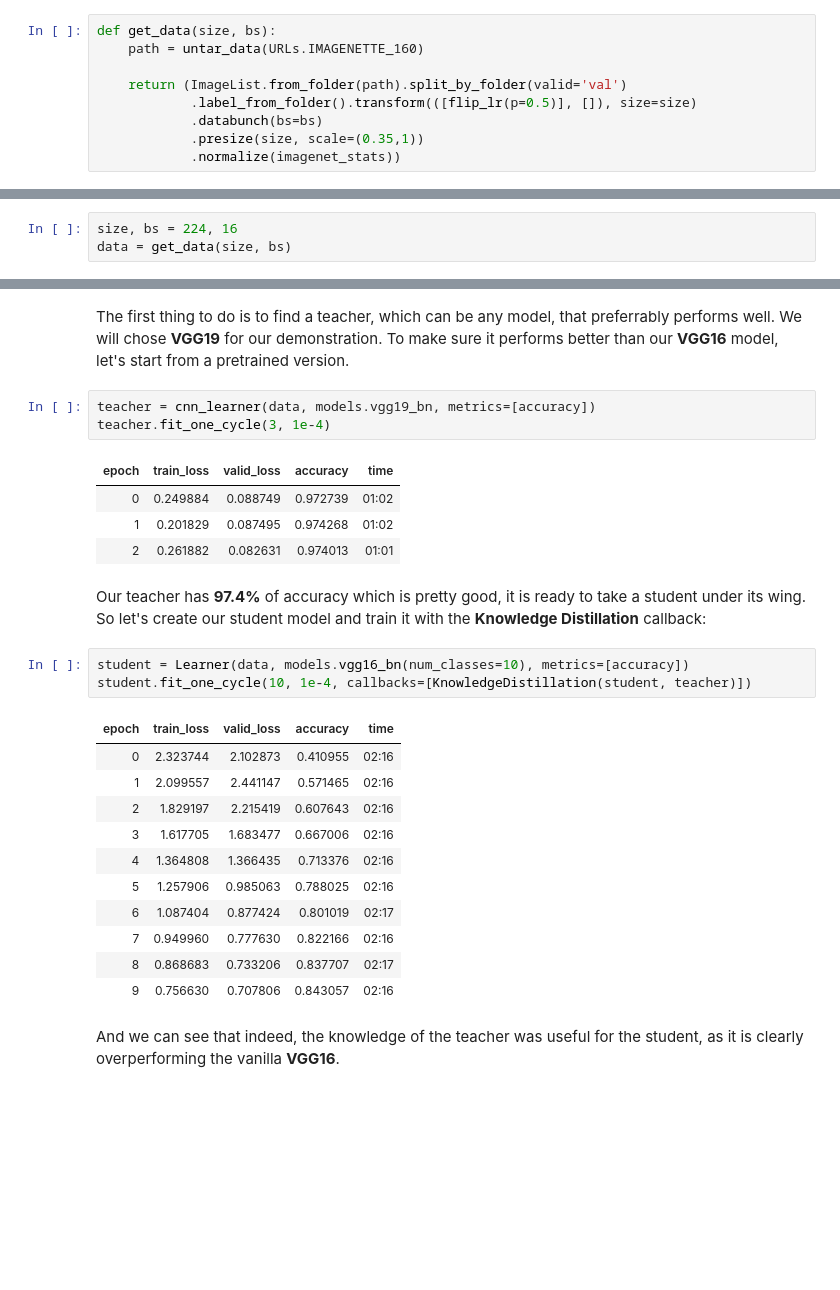
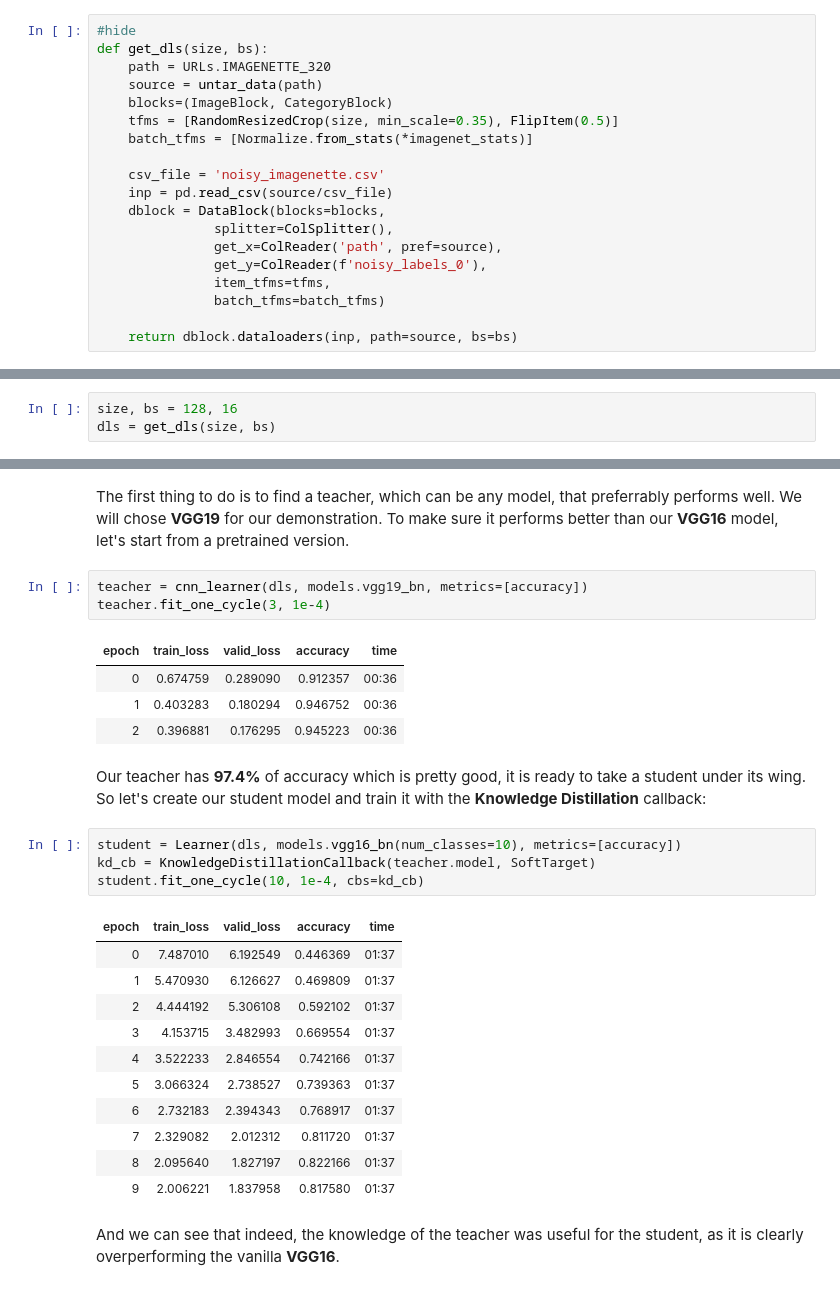
Before and after one commit to nathanhubens/fasterai, a Jupyter notebook: nbs/04e_tutorial.using_fasterai.ipynb, the cells around one changed output, grey strips where cells are left out. Saved outputs shown, nothing was run; the diff lists cells and outputs as text; blank space fills up the shorter version.

```diff
--- a/nbs/04e_tutorial.using_fasterai.ipynb
+++ b/nbs/04e_tutorial.using_fasterai.ipynb
@@ -7,14 +7,24 @@
 # %%
 from fastai.vision.all import *
 # %%
-def get_data(size, bs):
-    path = untar_data(URLs.IMAGENETTE_160)
+#hide
+def get_dls(size, bs):
+    path = URLs.IMAGENETTE_320
+    source = untar_data(path)
+    blocks=(ImageBlock, CategoryBlock)
+    tfms = [RandomResizedCrop(size, min_scale=0.35), FlipItem(0.5)]
+    batch_tfms = [Normalize.from_stats(*imagenet_stats)]
 
-    return (ImageList.from_folder(path).split_by_folder(valid='val')
-            .label_from_folder().transform(([flip_lr(p=0.5)], []), size=size)
-            .databunch(bs=bs)
-            .presize(size, scale=(0.35,1))
-            .normalize(imagenet_stats))
+    csv_file = 'noisy_imagenette.csv'
+    inp = pd.read_csv(source/csv_file)
+    dblock = DataBlock(blocks=blocks,
+               splitter=ColSplitter(),
+               get_x=ColReader('path', pref=source),
+               get_y=ColReader(f'noisy_labels_0'),
+               item_tfms=tfms,
+               batch_tfms=batch_tfms)
+
+    return dblock.dataloaders(inp, path=source, bs=bs)
 # %%
 def count_parameters(model):
     num_params = sum(p.numel() for p in model.parameters())
@@ -25,5 +35,5 @@ def print_sparsity(model):
         if isinstance(m, nn.Conv2d):
             print(f"Sparsity in {m.__class__.__name__} {k}: {100. * float(torch.sum(m.weight == 0))/ float(m.weight.nelement()):.2f}%")
 # %%
-size, bs = 224, 16
-data = get_data(size, bs)
+size, bs = 128, 16
+dls = get_dls(size, bs)
@@ -110,30 +117,31 @@ from fasterai.distillation import *
 # %% [markdown]
 The first thing to do is to find a teacher, which can be any model, that preferrably performs well. We will chose **VGG19** for our demonstration. To make sure it performs better than our **VGG16** model, let's start from a pretrained version.
 # %%
-teacher = cnn_learner(data, models.vgg19_bn, metrics=[accuracy])
+teacher = cnn_learner(dls, models.vgg19_bn, metrics=[accuracy])
 teacher.fit_one_cycle(3, 1e-4)
 # %% [output]
 | epoch | train_loss | valid_loss | accuracy | time |
-| 0 | 0.249884 | 0.088749 | 0.972739 | 01:02 |
-| 1 | 0.201829 | 0.087495 | 0.974268 | 01:02 |
-| 2 | 0.261882 | 0.082631 | 0.974013 | 01:01 |
+| 0 | 0.674759 | 0.289090 | 0.912357 | 00:36 |
+| 1 | 0.403283 | 0.180294 | 0.946752 | 00:36 |
+| 2 | 0.396881 | 0.176295 | 0.945223 | 00:36 |
 # %% [markdown]
 Our teacher has **97.4%** of accuracy which is pretty good, it is ready to take a student under its wing. So let's create our student model and train it with the **Knowledge Distillation** callback:
 # %%
-student = Learner(data, models.vgg16_bn(num_classes=10), metrics=[accuracy])
-student.fit_one_cycle(10, 1e-4, callbacks=[KnowledgeDistillation(student, teacher)])
+student = Learner(dls, models.vgg16_bn(num_classes=10), metrics=[accuracy])
+kd_cb = KnowledgeDistillationCallback(teacher.model, SoftTarget)
+student.fit_one_cycle(10, 1e-4, cbs=kd_cb)
 # %% [output]
 | epoch | train_loss | valid_loss | accuracy | time |
-| 0 | 2.323744 | 2.102873 | 0.410955 | 02:16 |
-| 1 | 2.099557 | 2.441147 | 0.571465 | 02:16 |
-| 2 | 1.829197 | 2.215419 | 0.607643 | 02:16 |
-| 3 | 1.617705 | 1.683477 | 0.667006 | 02:16 |
-| 4 | 1.364808 | 1.366435 | 0.713376 | 02:16 |
-| 5 | 1.257906 | 0.985063 | 0.788025 | 02:16 |
-| 6 | 1.087404 | 0.877424 | 0.801019 | 02:17 |
-| 7 | 0.949960 | 0.777630 | 0.822166 | 02:16 |
-| 8 | 0.868683 | 0.733206 | 0.837707 | 02:17 |
-| 9 | 0.756630 | 0.707806 | 0.843057 | 02:16 |
+| 0 | 7.487010 | 6.192549 | 0.446369 | 01:37 |
+| 1 | 5.470930 | 6.126627 | 0.469809 | 01:37 |
+| 2 | 4.444192 | 5.306108 | 0.592102 | 01:37 |
+| 3 | 4.153715 | 3.482993 | 0.669554 | 01:37 |
+| 4 | 3.522233 | 2.846554 | 0.742166 | 01:37 |
+| 5 | 3.066324 | 2.738527 | 0.739363 | 01:37 |
+| 6 | 2.732183 | 2.394343 | 0.768917 | 01:37 |
+| 7 | 2.329082 | 2.012312 | 0.811720 | 01:37 |
+| 8 | 2.095640 | 1.827197 | 0.822166 | 01:37 |
+| 9 | 2.006221 | 1.837958 | 0.817580 | 01:37 |
 # %% [markdown]
 And we can see that indeed, the knowledge of the teacher was useful for the student, as it is clearly overperforming the vanilla **VGG16**.
 # %% [markdown]
```
Also changed, not shown: parts of 36 cells of this notebook, 15 other files.
